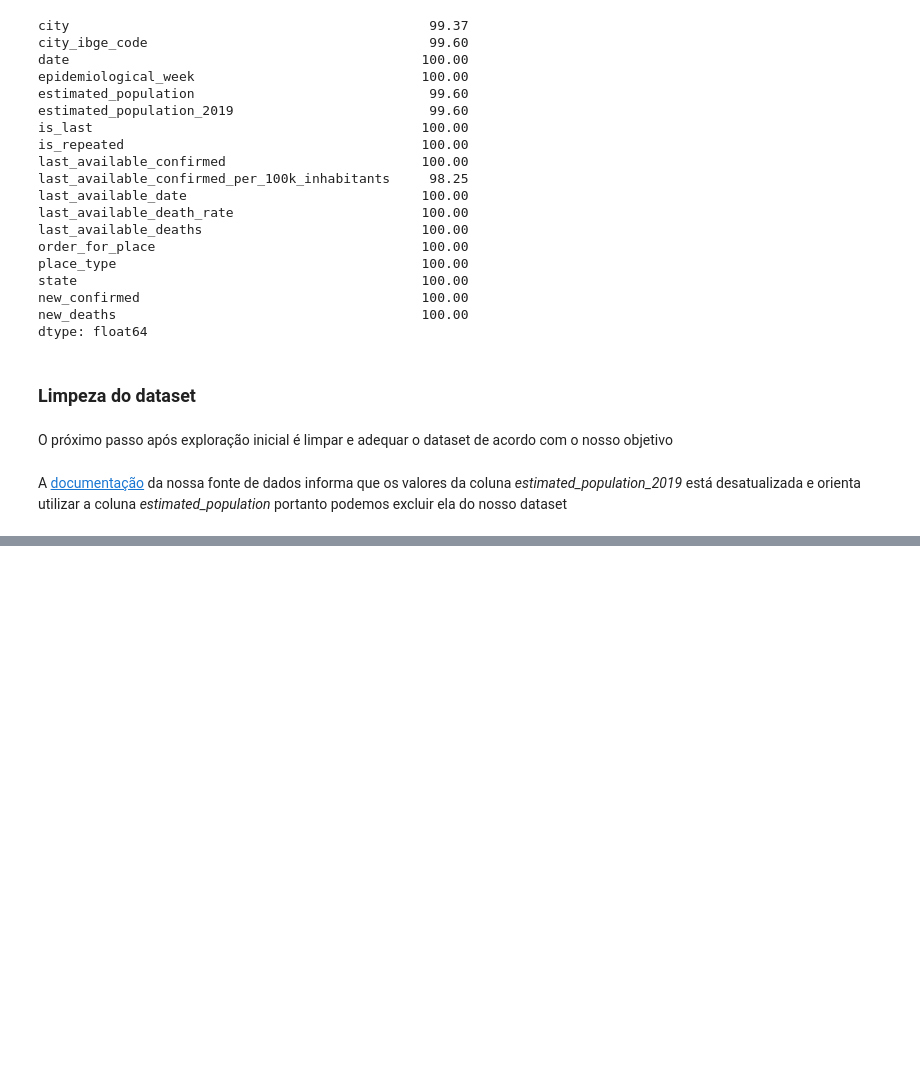
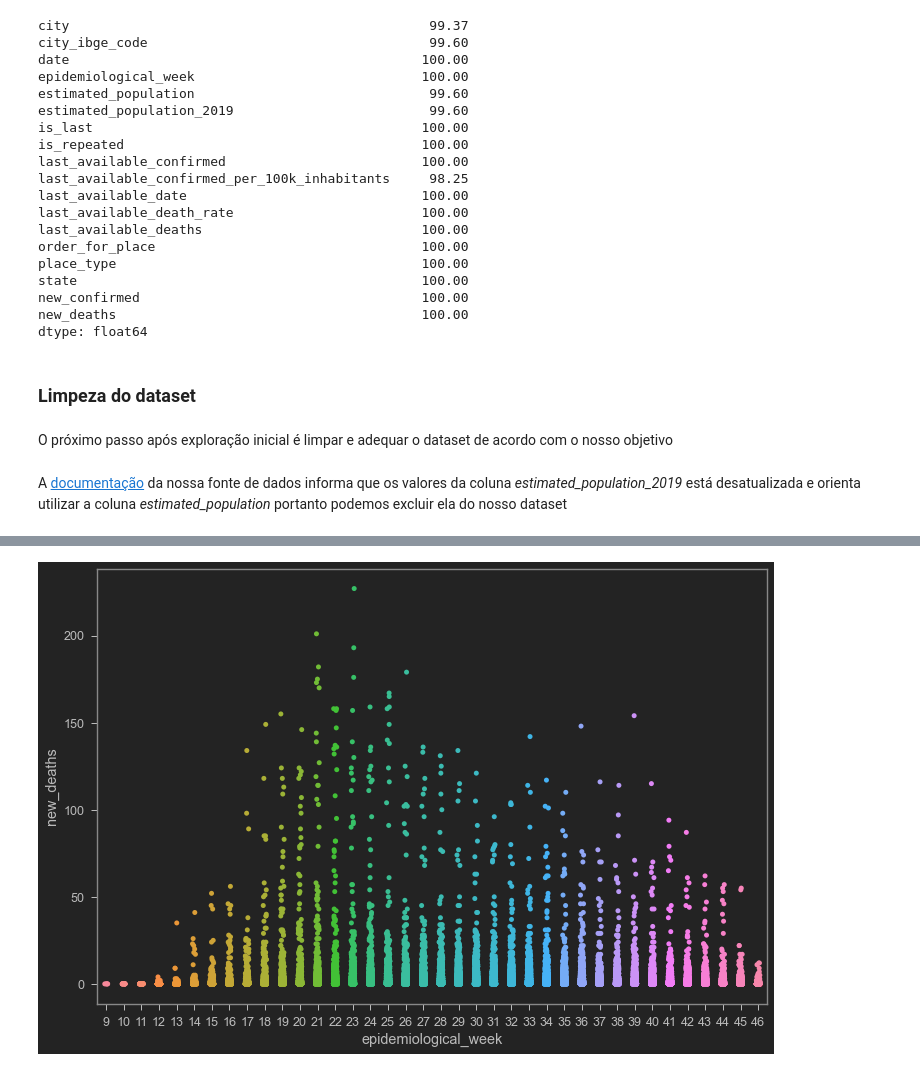
Before and after one commit to Igor-Arantes/Bootcamp-Data-Science-Aplicada, a Jupyter notebook: Igor_Arantes_Desafio_01.ipynb, the cells around one changed output, grey strips where cells are left out. Cells and saved outputs as stored; diff of their text form; code cells hidden in the pictures; blank space fills up the shorter version.

```diff
--- a/Igor_Arantes_Desafio_01.ipynb
+++ b/Igor_Arantes_Desafio_01.ipynb
@@ -126,0 +188,9 @@ dados_covid.drop('estimated_population_2019', axis=1, inplace=True)
+# %%
+dados_covid = dados_covid.query("new_deaths >= 0")
+# %%
+plt.figure( figsize=(12,8))
+sns.stripplot(x='epidemiological_week',y='new_deaths',
+               data=dados_covid[['epidemiological_week','new_deaths']])
+plt.show()
+# %% [output]
+[figure, added]
```
Also changed, not shown: parts of 18 cells of this notebook.
